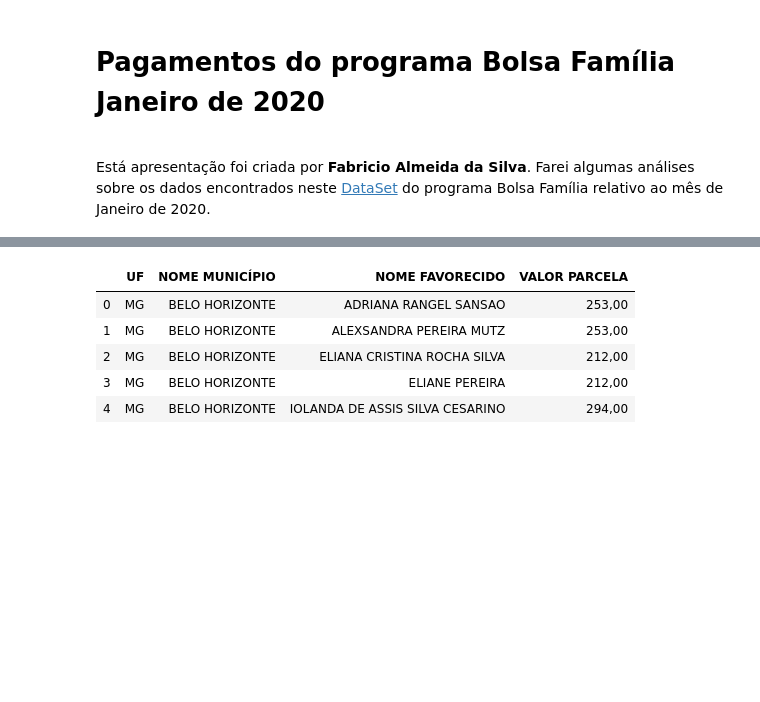
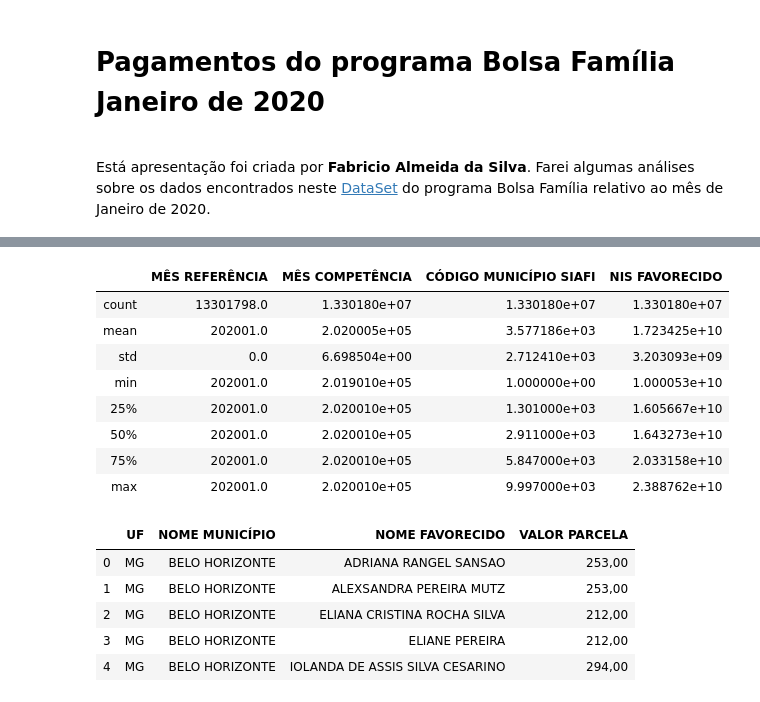
Before and after one commit to fabricio-almeida/Analise-de-dados-do-bolsa-familia, a Jupyter notebook: bolsa_familia.ipynb, the cells around one changed output, grey strips where cells are left out. Saved outputs shown, nothing was run; the diff lists cells and outputs as text; code cells hidden in the pictures; blank space fills up the shorter version.

```diff
--- a/bolsa_familia.ipynb
+++ b/bolsa_familia.ipynb
@@ -30,3 +54,16 @@ df.head()
+# %%
+#Mais algumas informações
+df.describe()
+# %% [output]
+|  | MÊS REFERÊNCIA | MÊS COMPETÊNCIA | CÓDIGO MUNICÍPIO SIAFI | NIS FAVORECIDO |
+| count | 13301798.0 | 1.330180e+07 | 1.330180e+07 | 1.330180e+07 |
+| mean | 202001.0 | 2.020005e+05 | 3.577186e+03 | 1.723425e+10 |
+| std | 0.0 | 6.698504e+00 | 2.712410e+03 | 3.203093e+09 |
+| min | 202001.0 | 2.019010e+05 | 1.000000e+00 | 1.000053e+10 |
+| 25% | 202001.0 | 2.020010e+05 | 1.301000e+03 | 1.605667e+10 |
+| 50% | 202001.0 | 2.020010e+05 | 2.911000e+03 | 1.643273e+10 |
+| 75% | 202001.0 | 2.020010e+05 | 5.847000e+03 | 2.033158e+10 |
+| max | 202001.0 | 2.020010e+05 | 9.997000e+03 | 2.388762e+10 |
 # %%
 #Excluindo as colunas que não iremos precisar
 df.drop('MÊS REFERÊNCIA', inplace=True, axis=1)
```
Also changed, not shown: parts of 8 cells of this notebook.
